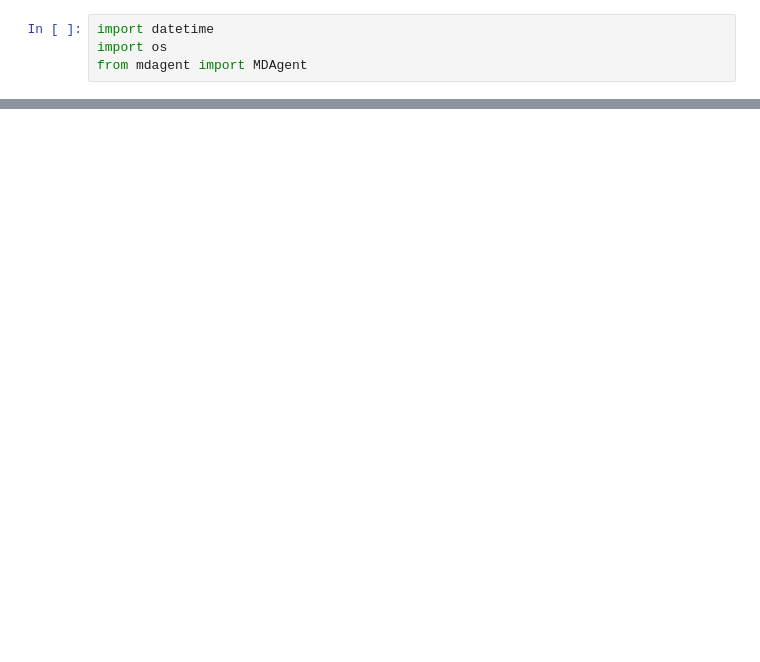
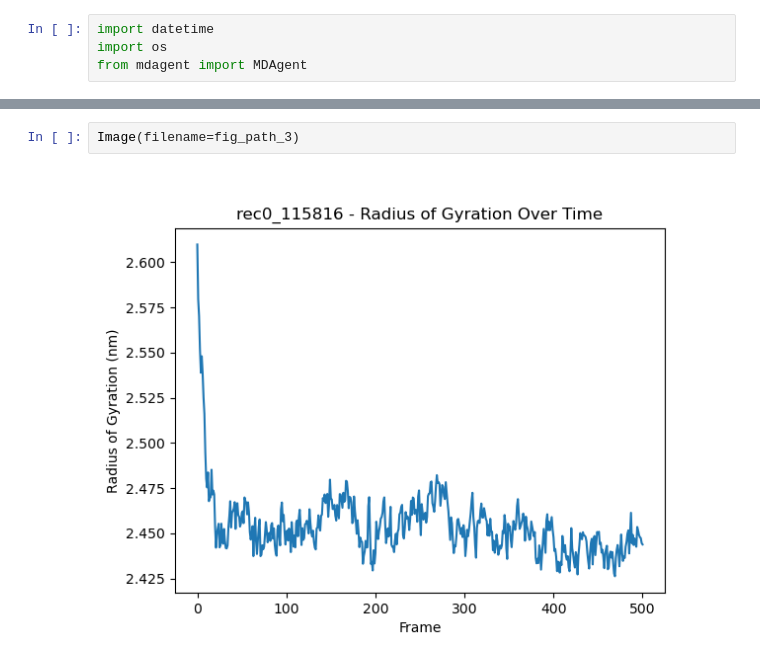
Before and after one commit to ur-whitelab/md-agent, a Jupyter notebook: notebooks/experiments/experiment_k1/llama-v3p1-405b-instruct/exp_15.ipynb, the cells around one changed output, grey strips where cells are left out. Saved outputs shown, nothing was run; the diff lists cells and outputs as text; blank space fills up the shorter version.

```diff
--- a/notebooks/experiments/experiment_k1/llama-v3p1-405b-instruct/exp_15.ipynb
+++ b/notebooks/experiments/experiment_k1/llama-v3p1-405b-instruct/exp_15.ipynb
@@ -117,0 +121,4 @@ Number of frames:  501
+# %%
+Image(filename=fig_path_3)
+# %% [output]
+[figure, added]
```
Also changed, not shown: parts of 8 cells of this notebook, 7 other files.
